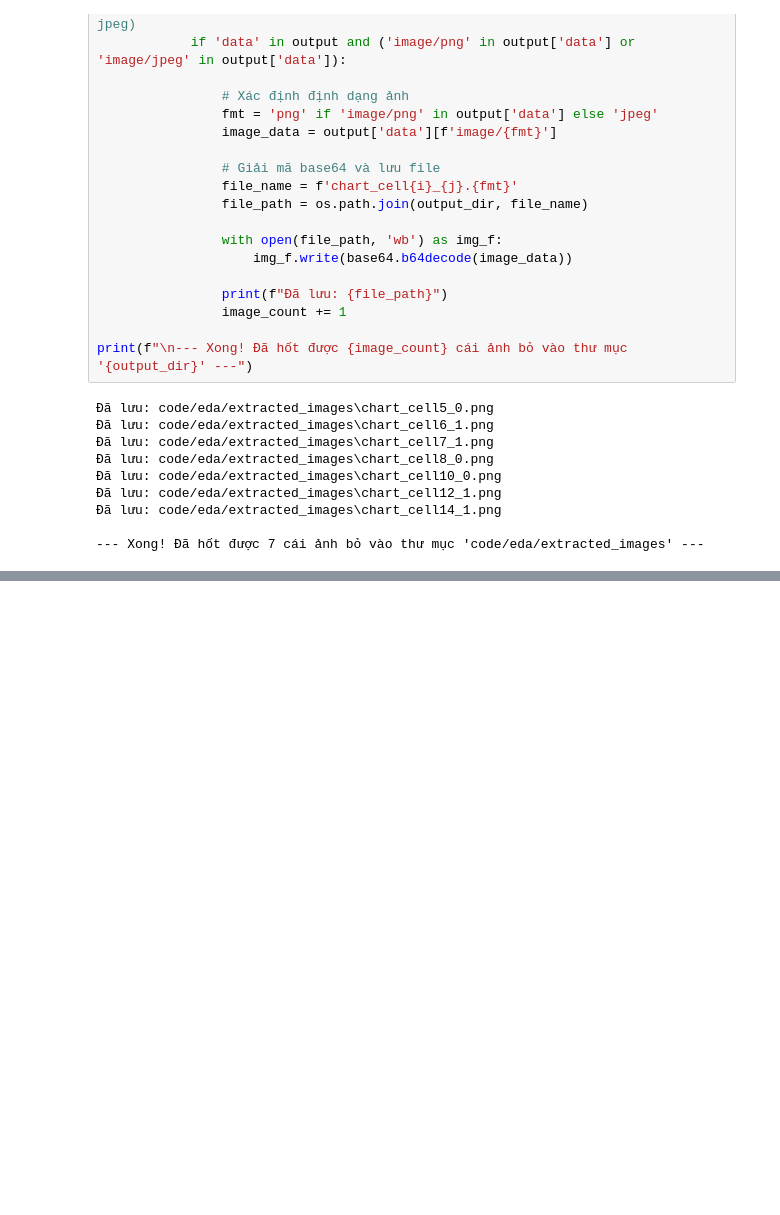
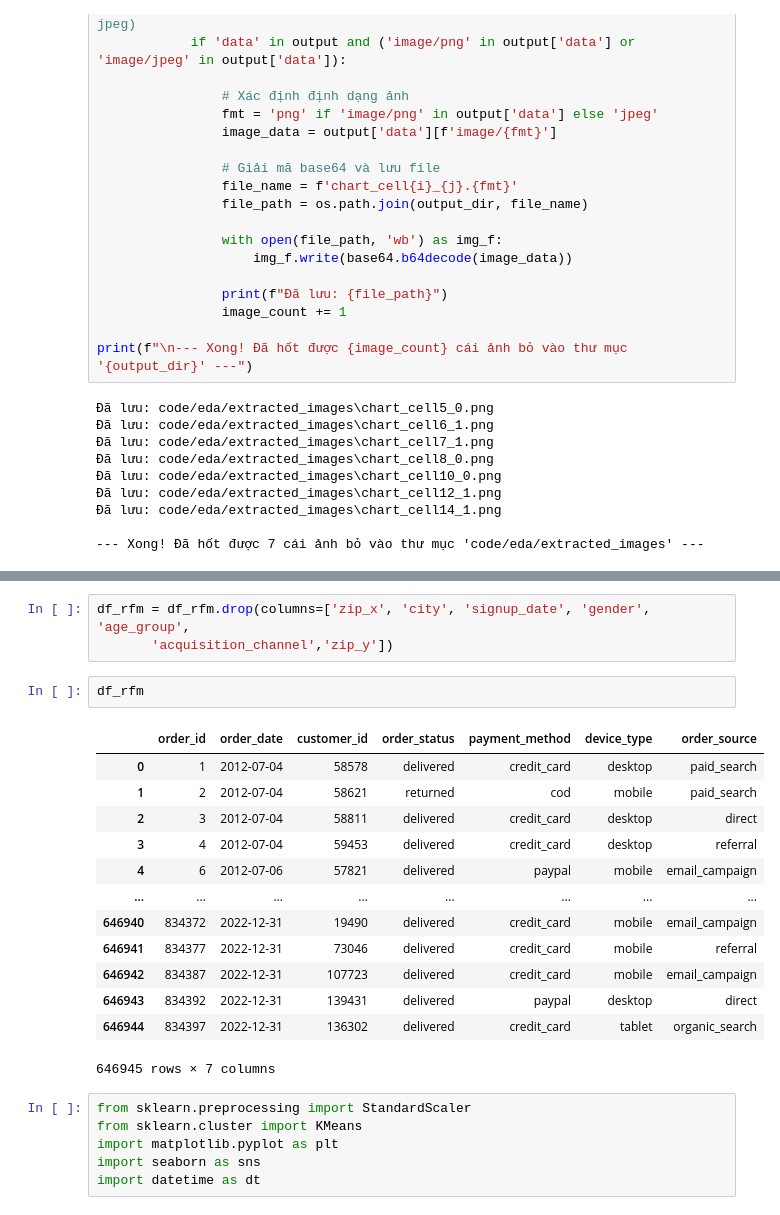
Before and after one commit to lamducanhkhoarubik-spec/Datathon_UITUT, a Jupyter notebook: code/eda/descriptive.ipynb, the cells around one changed output, grey strips where cells are left out. Saved outputs shown, nothing was run; the diff lists cells and outputs as text; blank space fills up the shorter version.

```diff
--- a/code/eda/descriptive.ipynb
+++ b/code/eda/descriptive.ipynb
@@ -603,0 +622,25 @@ print(f"\n--- Xong! Đã hốt được {image_count} cái ảnh bỏ vào thư
+# %%
+df_rfm = df_rfm.drop(columns=['zip_x', 'city', 'signup_date', 'gender', 'age_group',
+       'acquisition_channel','zip_y'])
+# %%
+df_rfm
+# %% [output]
+|  | order_id | order_date | customer_id | order_status | payment_method | device_type | order_source |
+| 0 | 1 | 2012-07-04 | 58578 | delivered | credit_card | desktop | paid_search |
+| 1 | 2 | 2012-07-04 | 58621 | returned | cod | mobile | paid_search |
+| 2 | 3 | 2012-07-04 | 58811 | delivered | credit_card | desktop | direct |
+| 3 | 4 | 2012-07-04 | 59453 | delivered | credit_card | desktop | referral |
+| 4 | 6 | 2012-07-06 | 57821 | delivered | paypal | mobile | email_campaign |
+| ... | ... | ... | ... | ... | ... | ... | ... |
+| 646940 | 834372 | 2022-12-31 | 19490 | delivered | credit_card | mobile | email_campaign |
+| 646941 | 834377 | 2022-12-31 | 73046 | delivered | credit_card | mobile | referral |
+| 646942 | 834387 | 2022-12-31 | 107723 | delivered | credit_card | mobile | email_campaign |
+| 646943 | 834392 | 2022-12-31 | 139431 | delivered | paypal | desktop | direct |
+| 646944 | 834397 | 2022-12-31 | 136302 | delivered | credit_card | tablet | organic_search |
+646945 rows × 7 columns
+# %%
+from sklearn.preprocessing import StandardScaler
+from sklearn.cluster import KMeans
+import matplotlib.pyplot as plt
+import seaborn as sns
+import datetime as dt
```
Also changed, not shown: parts of 16 cells of this notebook, 7 other files.
